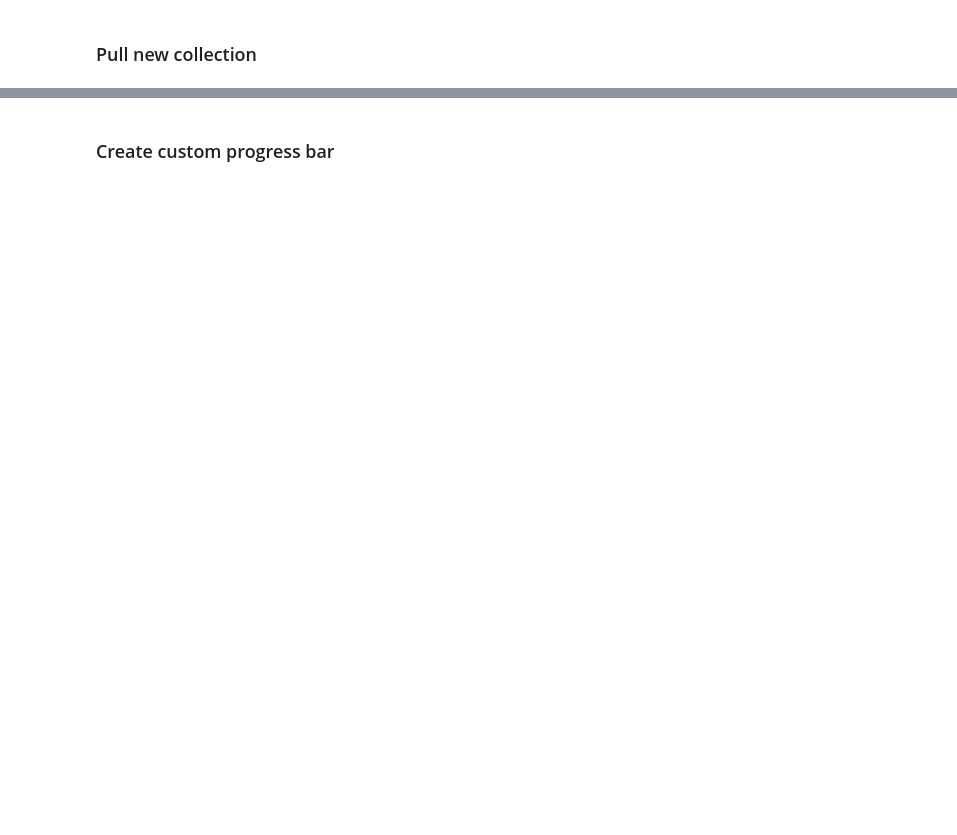
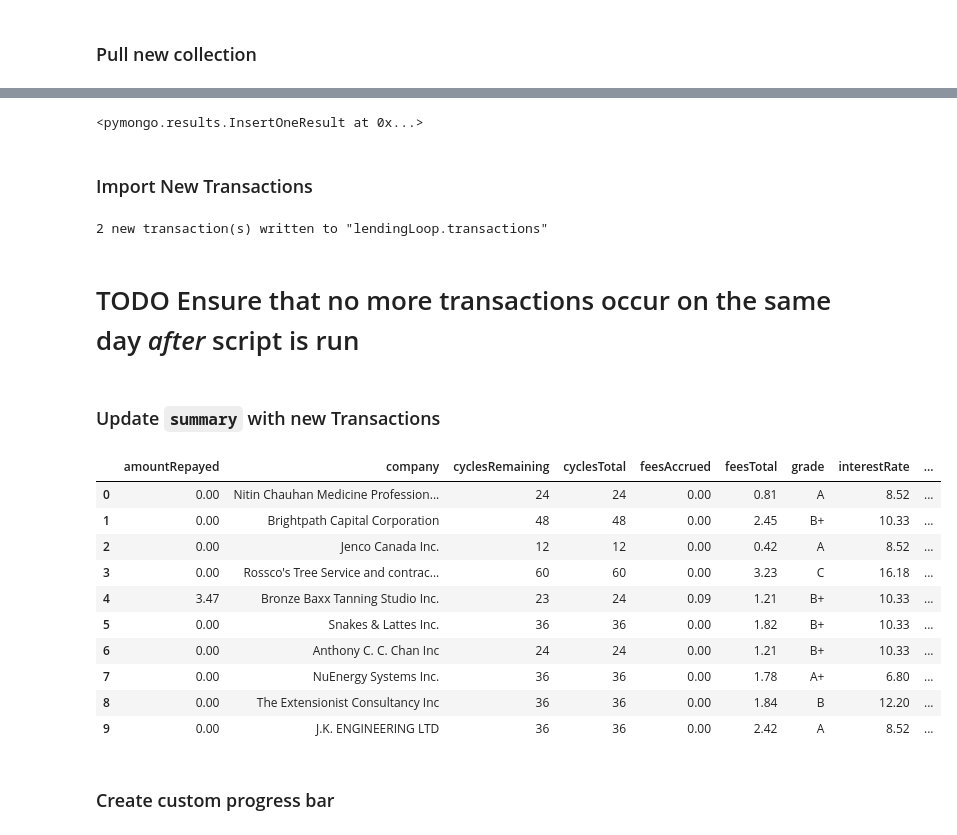
Before and after one commit to christeefy/LendingLoopDashboard, a Jupyter notebook: Lending Loop.ipynb, the cells around one changed output, grey strips where cells are left out. Saved outputs shown, nothing was run; the diff lists cells and outputs as text; code cells hidden in the pictures; blank space fills up the shorter version.

```diff
--- a/Lending Loop.ipynb
+++ b/Lending Loop.ipynb
@@ -228,0 +209,19 @@ display_DF(notesDF)
+# %%
+# TODO Update to realistic values
+baseState = {
+    'lifeTimeEarnings': 0.,
+    'netROI': 0.,
+    'availableFunds': 1500,
+    'fundsInvested': 0.,
+    'fundCommited': 0.,
+    'lastUpdated': datetime.datetime.now() - datetime.timedelta(3),
+}
+
+collection = dbHandle['summary']
+collection.drop()
+dbHandle['transactions'].drop()
+collection.insert_one(baseState)
+# %% [output]
+<pymongo.results.InsertOneResult at 0x...>
+# %% [markdown]
+### Import New Transactions
@@ -229,2 +266,24 @@ display_DF(notesDF)
+# %%
+update_state(rawDF)
+# %% [output]
+2 new transaction(s) written to "lendingLoop.transactions"
+# %% [markdown]
+# TODO Ensure that no more transactions occur on the same day *after* script is run
+# %% [markdown]
+### Update `summary` with new Transactions
+# %%
+display_DF(read_from_DB_to_spark('notes'), 10)
+# %% [output]
+|  | amountRepayed | company | cyclesRemaining | cyclesTotal | feesAccrued | feesTotal | grade | interestRate | ... |
+| 0 | 0.00 | Nitin Chauhan Medicine Profession... | 24 | 24 | 0.00 | 0.81 | A | 8.52 | ... |
+| 1 | 0.00 | Brightpath Capital Corporation | 48 | 48 | 0.00 | 2.45 | B+ | 10.33 | ... |
+| 2 | 0.00 | Jenco Canada Inc. | 12 | 12 | 0.00 | 0.42 | A | 8.52 | ... |
+| 3 | 0.00 | Rossco's Tree Service and contrac... | 60 | 60 | 0.00 | 3.23 | C | 16.18 | ... |
+| 4 | 3.47 | Bronze Baxx Tanning Studio Inc. | 23 | 24 | 0.09 | 1.21 | B+ | 10.33 | ... |
+| 5 | 0.00 | Snakes & Lattes Inc. | 36 | 36 | 0.00 | 1.82 | B+ | 10.33 | ... |
+| 6 | 0.00 | Anthony C. C. Chan Inc | 24 | 24 | 0.00 | 1.21 | B+ | 10.33 | ... |
+| 7 | 0.00 | NuEnergy Systems Inc. | 36 | 36 | 0.00 | 1.78 | A+ | 6.80 | ... |
+| 8 | 0.00 | The Extensionist Consultancy Inc | 36 | 36 | 0.00 | 1.84 | B | 12.20 | ... |
+| 9 | 0.00 | J.K. ENGINEERING LTD | 36 | 36 | 0.00 | 2.42 | A | 8.52 | ... |
 # %% [markdown]
 ### Create custom progress bar
```
Also changed, not shown: parts of 17 cells of this notebook.
